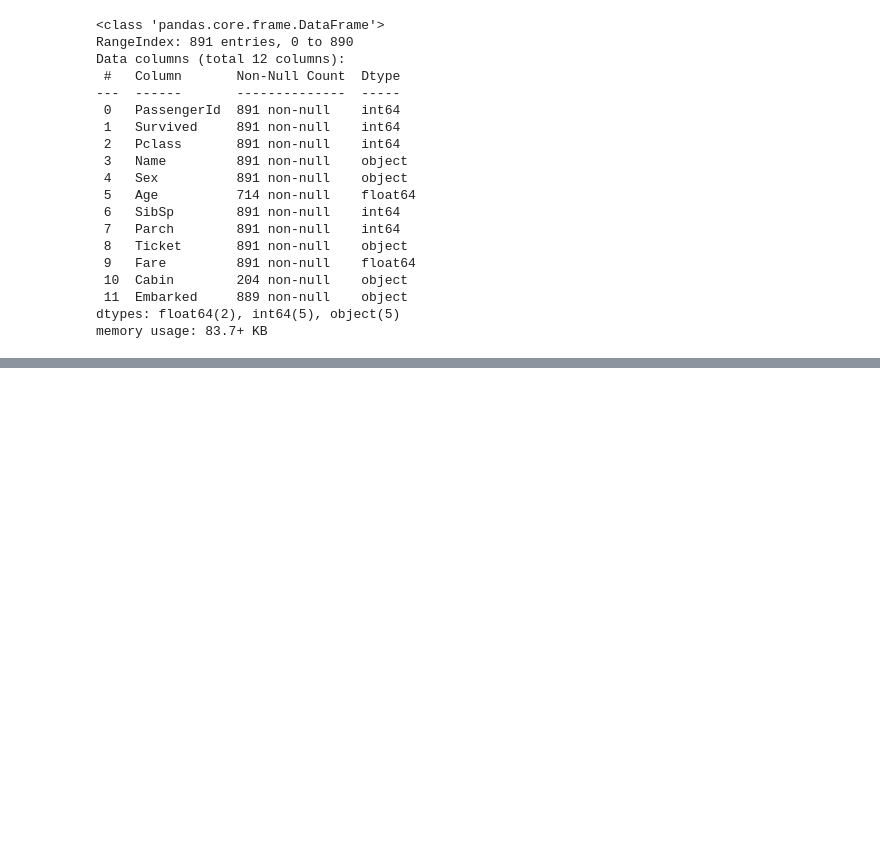
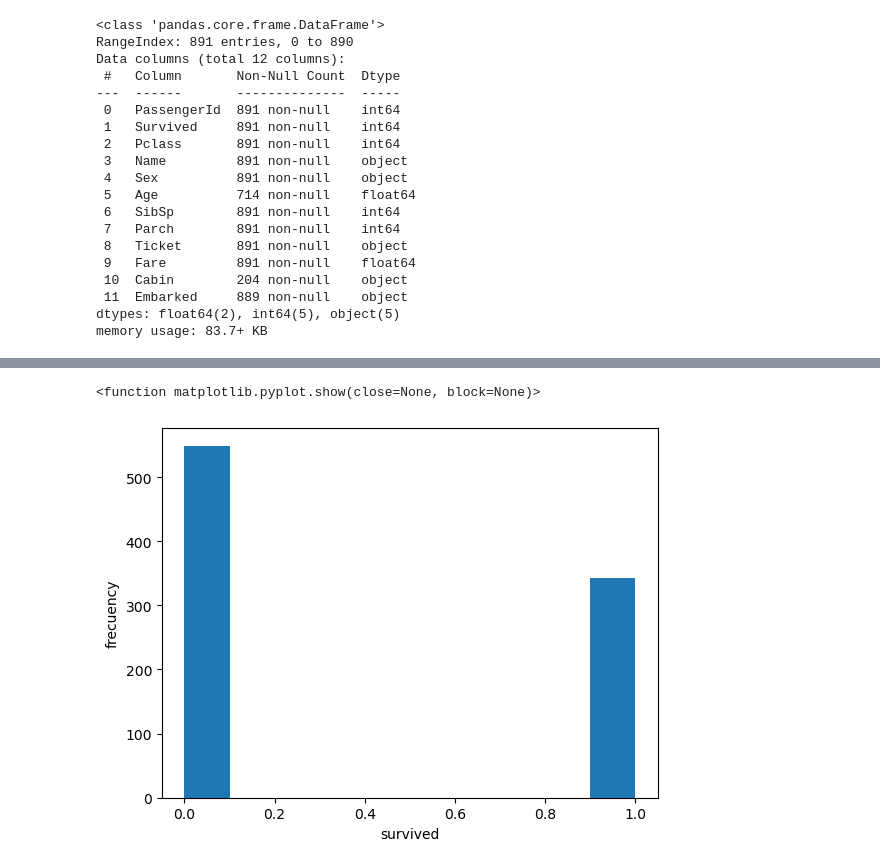
Before and after one commit to joacssilveira/titanic-ml, a Jupyter notebook: datacleaning.ipynb, the cells around one changed output, grey strips where cells are left out. Cells and saved outputs as stored; diff of their text form; code cells hidden in the pictures; blank space fills up the shorter version.

```diff
--- a/datacleaning.ipynb
+++ b/datacleaning.ipynb
@@ -60,0 +64,3 @@ Embarked: Puerto de embarque C = Cherbourg, Q = Queenstown, S = Southampton
+# %%
+#Llevo los nombres de las columnas a lower para una escritura más simple
+df.columns = [df.columns[i].lower() for i in range(len(df.columns))]
@@ -60,0 +77,2 @@ Embarked: Puerto de embarque C = Cherbourg, Q = Queenstown, S = Southampton
+# %%
+df.cabin[df['cabin'].isna()] = 'missing-value'
@@ -60,0 +120,3 @@ Embarked: Puerto de embarque C = Cherbourg, Q = Queenstown, S = Southampton
+# %%
+# Dado que hay un 70% de faltante de datos del número de cabina, se elige descartar ese dato. Queda para un análisis posterior si hay alguna relación entre le número de cabina (ubicación?) con la supervivencia.
+df.drop('cabin',axis=1,inplace=True)
@@ -60,0 +132,11 @@ Embarked: Puerto de embarque C = Cherbourg, Q = Queenstown, S = Southampton
+# %%
+# Analicemos algunas variables más.
+# Variable survived
+plt.figure()
+plt.xlabel('survived')
+plt.ylabel('frecuency')
+plt.hist(df.survived)
+plt.show
+# %% [output]
+<function matplotlib.pyplot.show(close=None, block=None)>
+[figure, added]
```
Also changed, not shown: parts of 11 cells of this notebook.
